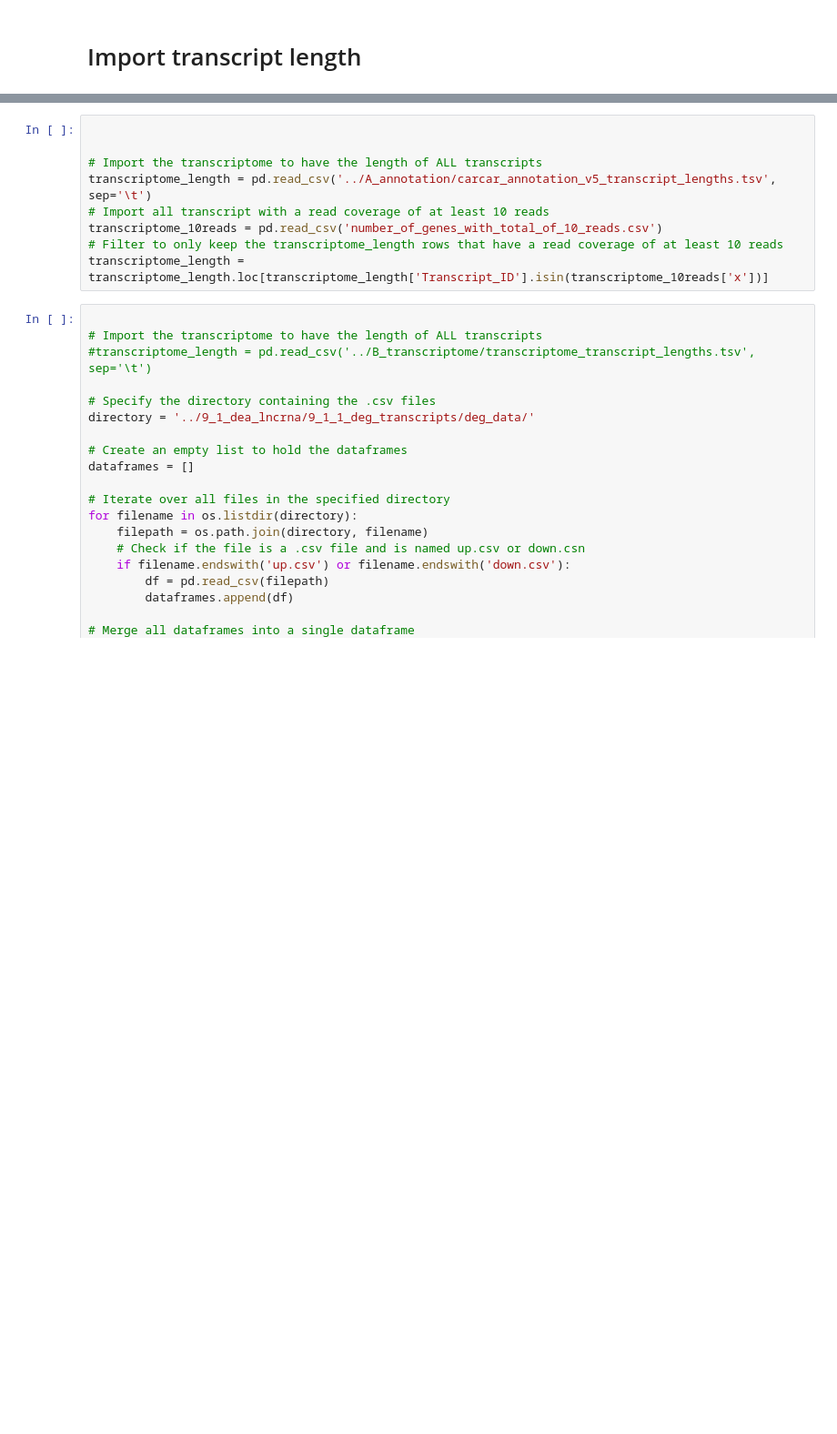
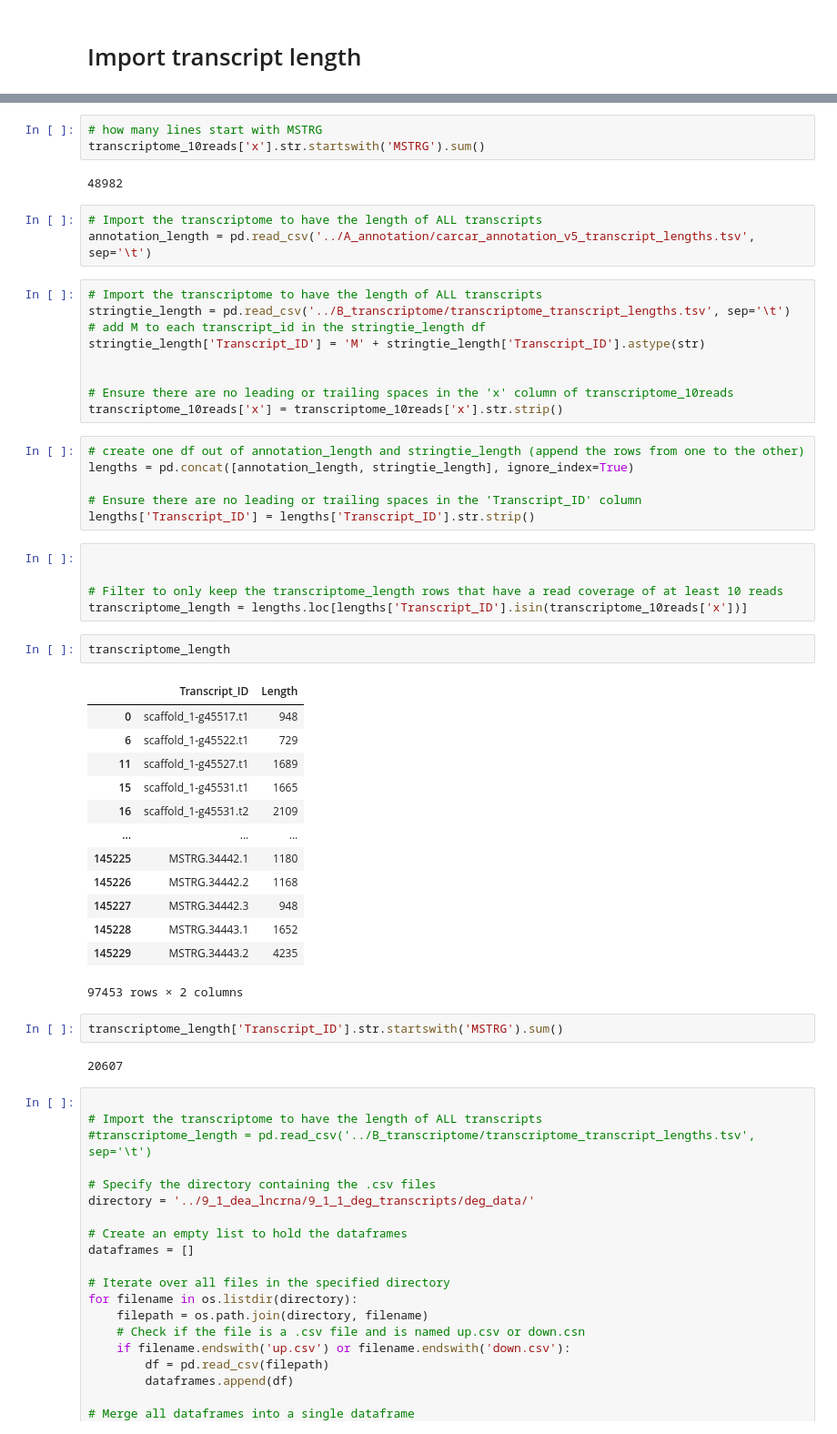
Before and after one commit to MagdalenaWinklhofer/LncRNA, a Jupyter notebook: 9_3_number_of_genes_degs/9_3_number_of_genes.ipynb, the cells around one changed output, grey strips where cells are left out. Shown at 91% size. Drawn from its saved outputs; the diff is of its cells as text; blank space fills up the shorter version.

Commit message:
before changes to extract transcript length done with ian

```diff
--- a/9_3_number_of_genes_degs/9_3_number_of_genes.ipynb
+++ b/9_3_number_of_genes_degs/9_3_number_of_genes.ipynb
@@ -15,12 +38,51 @@ import os
+# %%
+# how many lines start with MSTRG
+transcriptome_10reads['x'].str.startswith('MSTRG').sum()
+# %% [output]
+48982
+# %%
+# Import the transcriptome to have the length of ALL transcripts
+annotation_length = pd.read_csv('../A_annotation/carcar_annotation_v5_transcript_lengths.tsv', sep='\t')
+# %%
+# Import the transcriptome to have the length of ALL transcripts
+stringtie_length = pd.read_csv('../B_transcriptome/transcriptome_transcript_lengths.tsv', sep='\t')
+# add M to each transcript_id in the stringtie_length df
+stringtie_length['Transcript_ID'] = 'M' + stringtie_length['Transcript_ID'].astype(str)
+
+
+# Ensure there are no leading or trailing spaces in the 'x' column of transcriptome_10reads
+transcriptome_10reads['x'] = transcriptome_10reads['x'].str.strip()
+# %%
+# create one df out of annotation_length and stringtie_length (append the rows from one to the other)
+lengths = pd.concat([annotation_length, stringtie_length], ignore_index=True)
+
+# Ensure there are no leading or trailing spaces in the 'Transcript_ID' column
+lengths['Transcript_ID'] = lengths['Transcript_ID'].str.strip()
 # %%
 
 
-# Import the transcriptome to have the length of ALL transcripts
-transcriptome_length = pd.read_csv('../A_annotation/carcar_annotation_v5_transcript_lengths.tsv', sep='\t')
-# Import all transcript with a read coverage of at least 10 reads
-transcriptome_10reads = pd.read_csv('number_of_genes_with_total_of_10_reads.csv')
 # Filter to only keep the transcriptome_length rows that have a read coverage of at least 10 reads
-transcriptome_length = transcriptome_length.loc[transcriptome_length['Transcript_ID'].isin(transcriptome_10reads['x'])]
+transcriptome_length = lengths.loc[lengths['Transcript_ID'].isin(transcriptome_10reads['x'])]
+# %%
+transcriptome_length
+# %% [output]
+|  | Transcript_ID | Length |
+| 0 | scaffold_1-g45517.t1 | 948 |
+| 6 | scaffold_1-g45522.t1 | 729 |
+| 11 | scaffold_1-g45527.t1 | 1689 |
+| 15 | scaffold_1-g45531.t1 | 1665 |
+| 16 | scaffold_1-g45531.t2 | 2109 |
+| ... | ... | ... |
+| 145225 | MSTRG.34442.1 | 1180 |
+| 145226 | MSTRG.34442.2 | 1168 |
+| 145227 | MSTRG.34442.3 | 948 |
+| 145228 | MSTRG.34443.1 | 1652 |
+| 145229 | MSTRG.34443.2 | 4235 |
+97453 rows × 2 columns
+# %%
+transcriptome_length['Transcript_ID'].str.startswith('MSTRG').sum()
+# %% [output]
+20607
 # %%
 
 # Import the transcriptome to have the length of ALL transcripts
```
Also changed, not shown: parts of 3 cells of this notebook, 4 other files.
